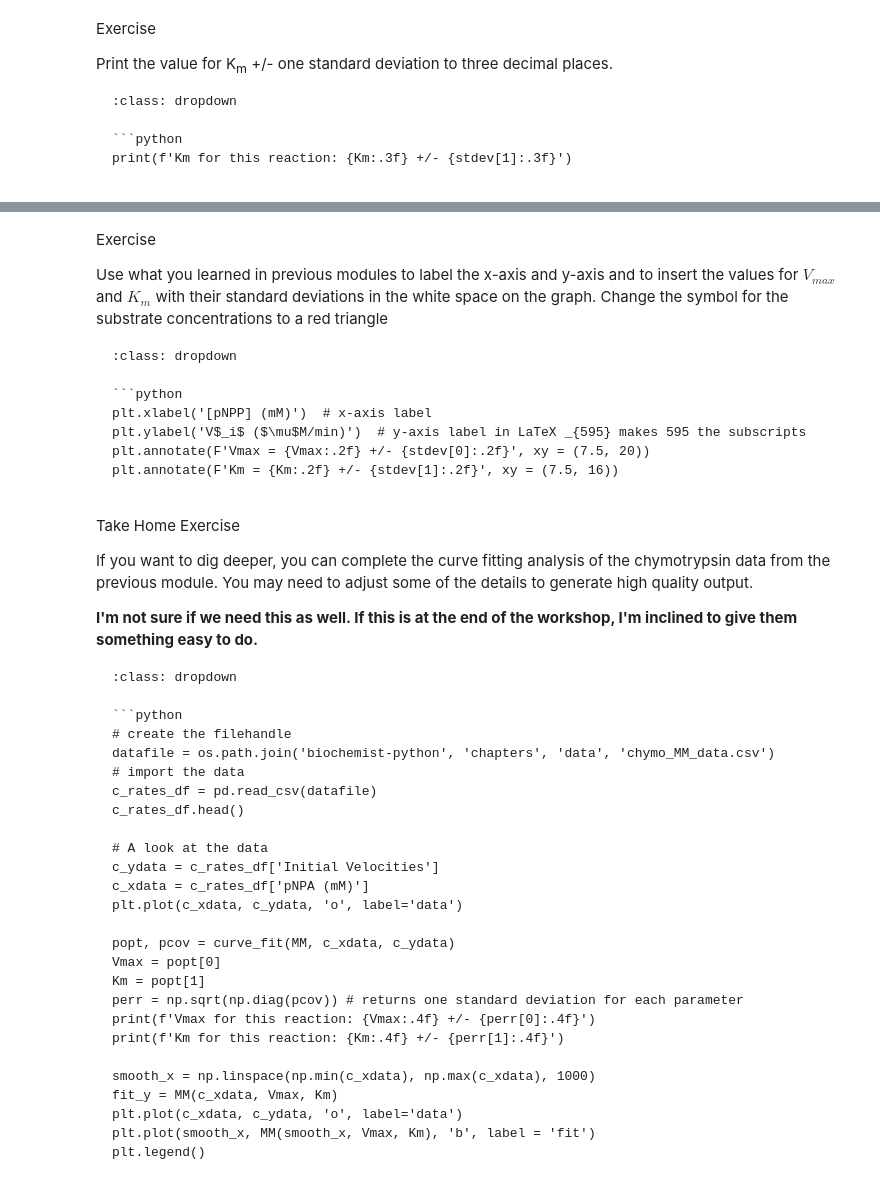
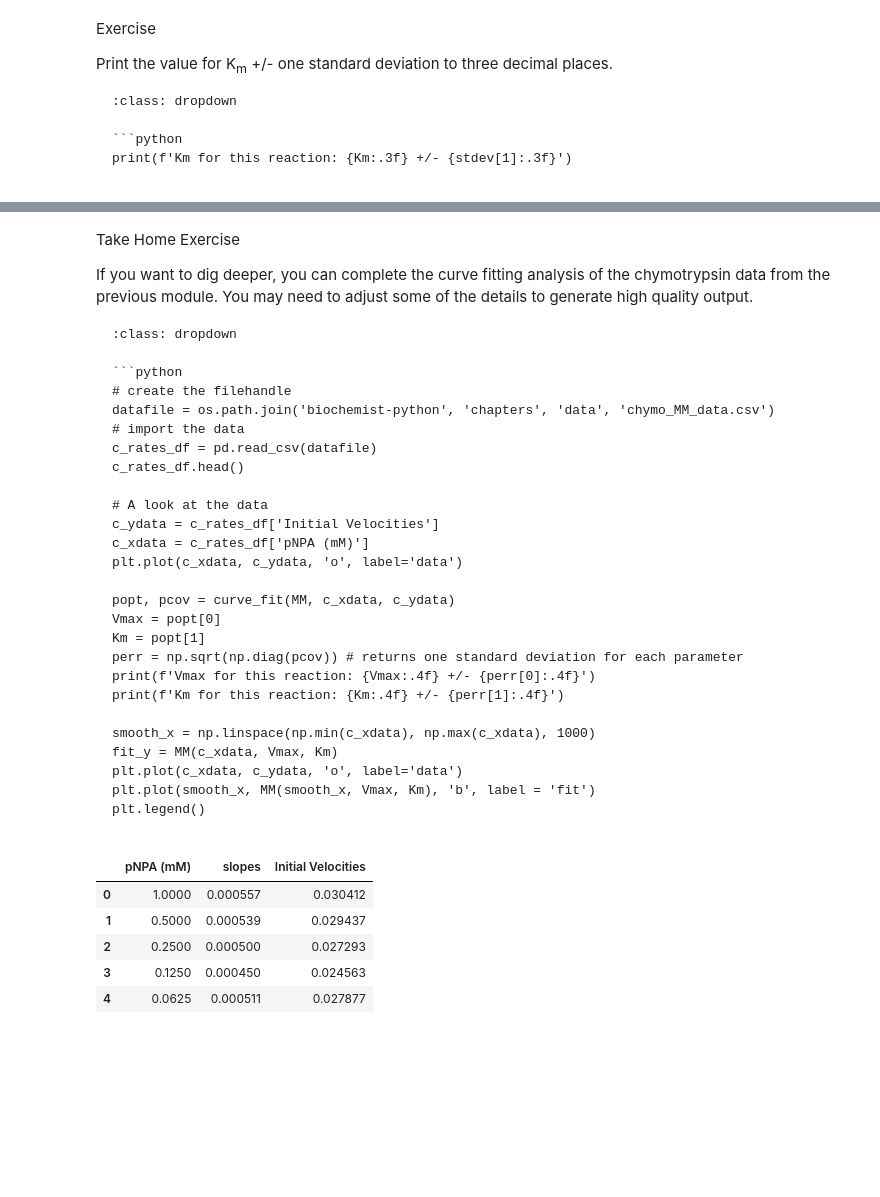
Before and after one commit to MolSSI-Education/python-scripting-biochemistry, a Jupyter notebook: biochemist-python/chapters/Non-Linear Regression Part 2.ipynb, the cells around one changed output, grey strips where cells are left out. Drawn from its saved outputs; the diff is of its cells as text; code cells hidden in the pictures; blank space fills up the shorter version.

````diff
--- a/biochemist-python/chapters/Non-Linear Regression Part 2.ipynb
+++ b/biochemist-python/chapters/Non-Linear Regression Part 2.ipynb
@@ -277,25 +306,8 @@ Text(7.5, 16, 'Km = 1.19 +/- 0.08')
-# %% [markdown]
-<div class="exercise-this-is-a-title exercise">
-<p class="exercise-title">Exercise</p>
-    <p> Use what you learned in previous modules to label the x-axis and y-axis and to insert the values for $V_{max}$ and $K_m$ with their standard deviations in the white space on the graph. Change the symbol for the substrate concentrations to a red triangle </p>
-
-```{admonition} Solution
-:class: dropdown
-
-```python
-plt.xlabel('[pNPP] (mM)')  # x-axis label
-plt.ylabel('V$_i$ ($\mu$M/min)')  # y-axis label in LaTeX _{595} makes 595 the subscripts
-plt.annotate(F'Vmax = {Vmax:.2f} +/- {stdev[0]:.2f}', xy = (7.5, 20))
-plt.annotate(F'Km = {Km:.2f} +/- {stdev[1]:.2f}', xy = (7.5, 16))
-```
-
-</div>
 # %% [markdown]
 <div class="exercise-this-is-a-title exercise">
 <p class="exercise-title">Take Home Exercise</p>
     <p> If you want to dig deeper, you can complete the curve fitting analysis of the chymotrypsin data from the previous module. You may need to adjust some of the details to generate high quality output.</p>
 
-<b>I'm not sure if we need this as well. If this is at the end of the workshop, I'm inclined to give them something easy to do.</b>
 
 ```{admonition} Solution
 :class: dropdown
@@ -330,12 +342,19 @@ plt.legend()
 # %%
 # The solution to the Take Home Exercise will be removed when we are ready to publish.
 
 # create the filehandle
-datafile = os.path.join('biochemist-python', 'chapters', 'data', 'chymo_MM_data.csv')
+datafile = os.path.join('data', 'chymo_MM_data.csv')
 
 # import the data
 c_rates_df = pd.read_csv(datafile)
 c_rates_df.head()
+# %% [output]
+|  | pNPA (mM) | slopes | Initial Velocities |
+| 0 | 1.0000 | 0.000557 | 0.030412 |
+| 1 | 0.5000 | 0.000539 | 0.029437 |
+| 2 | 0.2500 | 0.000500 | 0.027293 |
+| 3 | 0.1250 | 0.000450 | 0.024563 |
+| 4 | 0.0625 | 0.000511 | 0.027877 |
 # %%
 # The solution to the Take Home Exercise will be removed when we are ready to publish.
 
````
Also changed, not shown: parts of 9 cells of this notebook.
